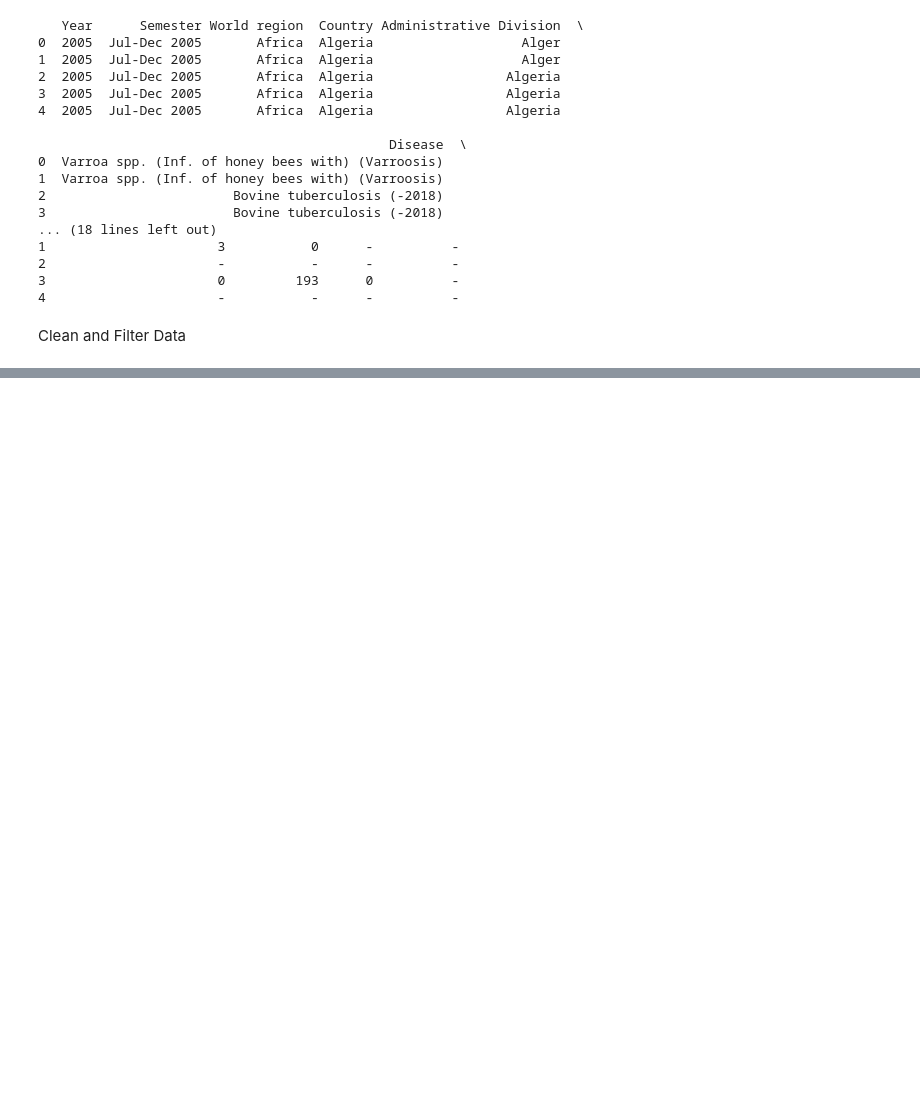
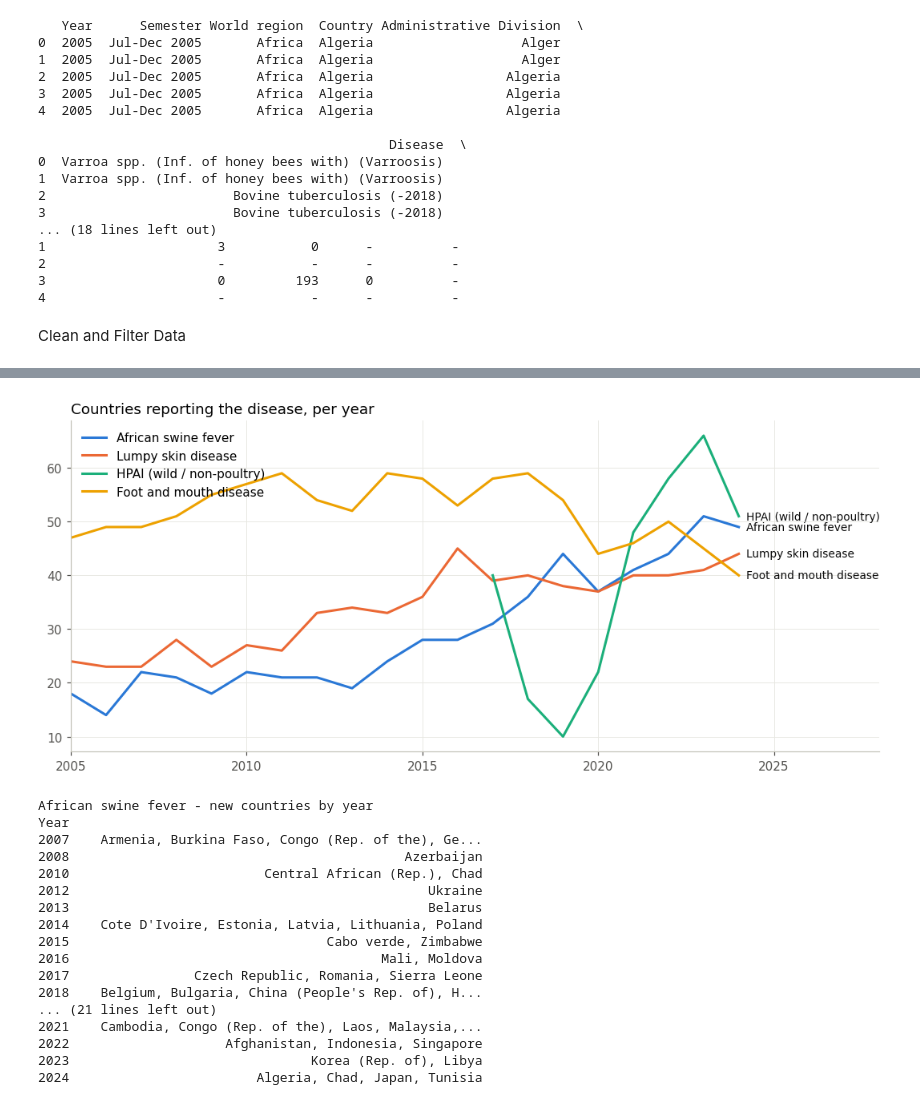
Before and after one commit to gab4i3l/WAHIS-datathon, a Jupyter notebook: script.ipynb, the cells around one changed output, grey strips where cells are left out. Drawn from its saved outputs; the diff is of its cells as text; code cells hidden in the pictures; blank space fills up the shorter version.

```diff
--- a/script.ipynb
+++ b/script.ipynb
@@ -92,0 +197,48 @@ Added 82,775 synthetic summary rows. New total: 710,495
+# %%
+spread_dz = {
+    "African swine fever virus (Inf. with)": "African swine fever",
+    "Lumpy skin disease virus (Inf. with)": "Lumpy skin disease",
+    "HPAI (non-poultry/wild)": "HPAI (wild / non-poultry)",
+    "Foot and mouth disease virus (Inf. with)": "Foot and mouth disease",
+}
+spread = (presence[presence["Disease"].isin(spread_dz)]
+          .pivot_table(index="Year", columns="Disease", values="Country", aggfunc="nunique")
+          .reindex(columns=list(spread_dz)).fillna(0))
+
+fig, ax = plt.subplots(figsize=(10, 4.5))
+for i, (dz, label) in enumerate(spread_dz.items()):
+    s = spread[dz]
+    if dz.startswith("HPAI"):
+        s = s[s.index >= 2017]  # category created in 2017
+    ax.plot(s.index, s.values, color=PALETTE[i], label=label)
+    ax.annotate(label, (s.index[-1], s.values[-1]), xytext=(6, 0), textcoords="offset points",
+                va="center", color="#0b0b0b", fontsize=9)
+ax.set_title("Countries reporting the disease, per year", loc="left")
+ax.set_xlim(2005, 2028); ax.legend(frameon=False, loc="upper left")
+plt.tight_layout(); plt.show()
+
+# First year each country reports the disease (2005-06 used as baseline)
+first_seen = presence.groupby(["Disease", "Country"])["Year"].min().reset_index()
+new_intros = first_seen[first_seen["Year"] >= 2007]
+for dz in ["African swine fever virus (Inf. with)", "Lumpy skin disease virus (Inf. with)"]:
+    print(f"\n{spread_dz[dz]} - new countries by year")
+    print(new_intros[new_intros["Disease"] == dz].groupby("Year")["Country"].apply(", ".join).to_string())
+# %% [output]
+[figure, added]
+African swine fever - new countries by year
+Year
+2007    Armenia, Burkina Faso, Congo (Rep. of the), Ge...
+2008                                           Azerbaijan
+2010                         Central African (Rep.), Chad
+2012                                              Ukraine
+2013                                              Belarus
+2014    Cote D'Ivoire, Estonia, Latvia, Lithuania, Poland
+2015                                 Cabo verde, Zimbabwe
+2016                                        Mali, Moldova
+2017                Czech Republic, Romania, Sierra Leone
+2018    Belgium, Bulgaria, China (People's Rep. of), H...
+... (21 lines left out)
+2021    Cambodia, Congo (Rep. of the), Laos, Malaysia,...
+2022                    Afghanistan, Indonesia, Singapore
+2023                               Korea (Rep. of), Libya
+2024                        Algeria, Chad, Japan, Tunisia
```
Also changed, not shown: parts of 15 cells of this notebook.
